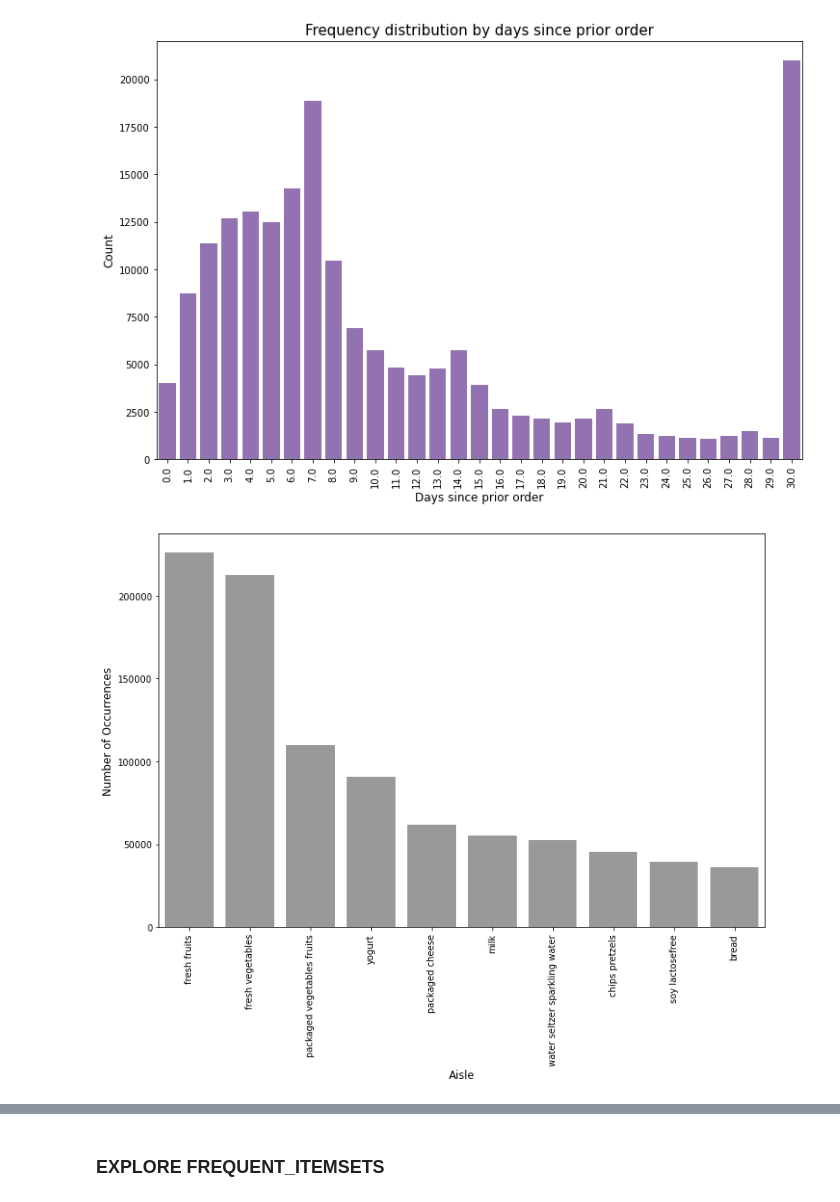
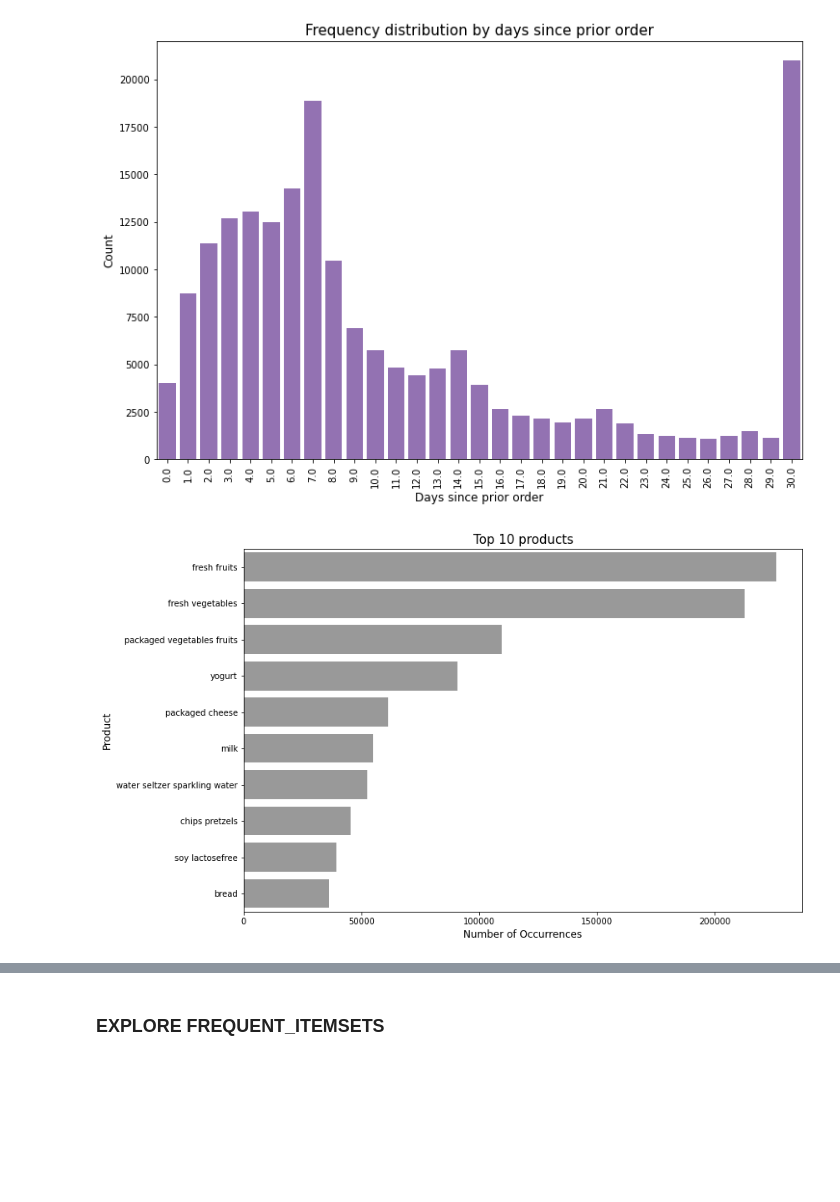
Before and after one commit to fredericojpr/BC3_Market_Basket_Analysis, a Jupyter notebook: scripts/MBA_fred.ipynb, the cells around one changed output, grey strips where cells are left out. Cells and saved outputs as stored; diff of their text form; code cells hidden in the pictures; blank space fills up the shorter version.

```diff
--- a/scripts/MBA_fred.ipynb
+++ b/scripts/MBA_fred.ipynb
@@ -157,12 +169,12 @@ plt.show()
 [figure]
 # %%
 df['product_name'].value_counts()[:10]
-cnt_srs = df['product_name'].value_counts()[:10]
+cnt = df['product_name'].value_counts()[:10]
 plt.figure(figsize=(12,8))
-sns.barplot(cnt_srs.index, cnt_srs.values, alpha=0.8, color='gray')
-plt.ylabel('Number of Occurrences', fontsize=12)
-plt.xlabel('Aisle', fontsize=12)
-plt.xticks(rotation='vertical')
+sns.barplot(cnt.values, cnt.index, alpha=0.8, color='gray')
+plt.xlabel('Number of Occurrences', fontsize=12)
+plt.ylabel('Product', fontsize=12)
+plt.title("Top 10 products", fontsize=15)
 plt.show()
 # %% [output]
-[figure, old version]
+[figure, new version]
```
Also changed, not shown: parts of 31 cells of this notebook.
